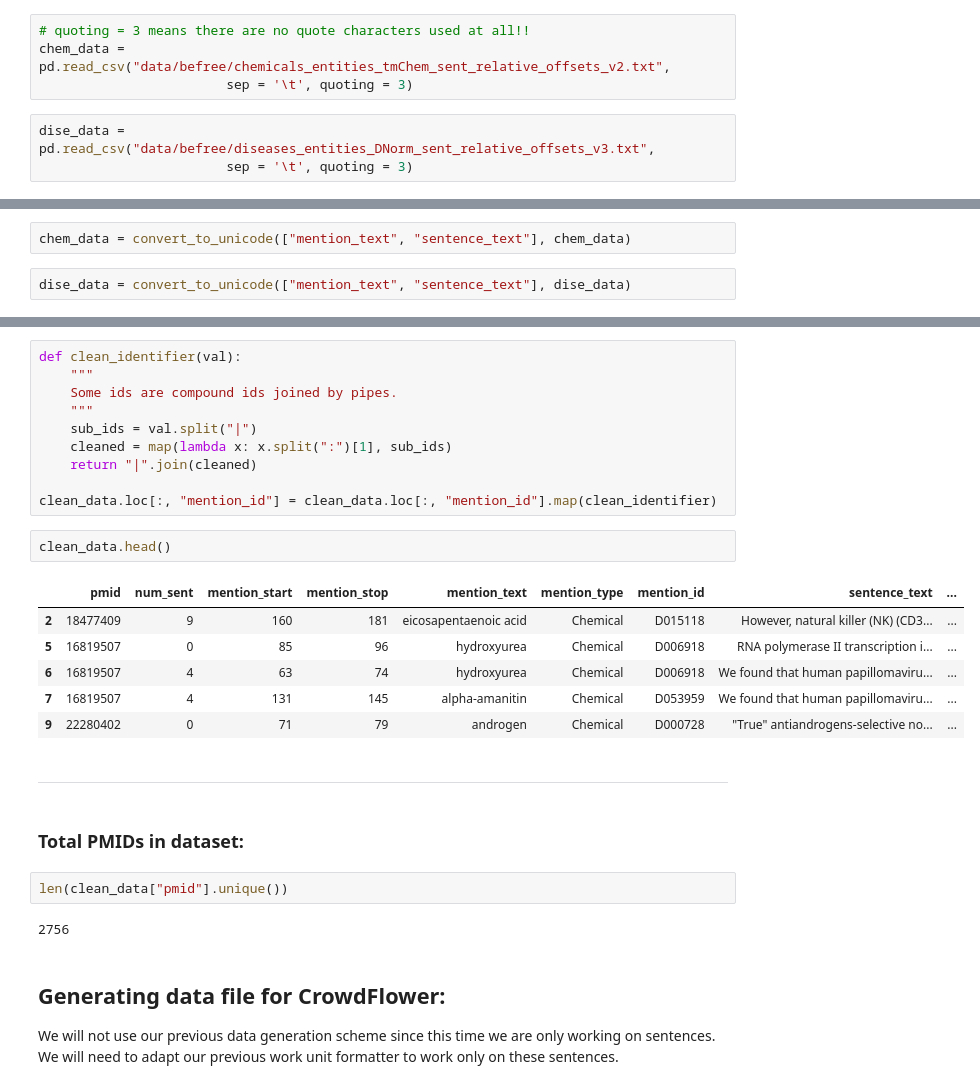
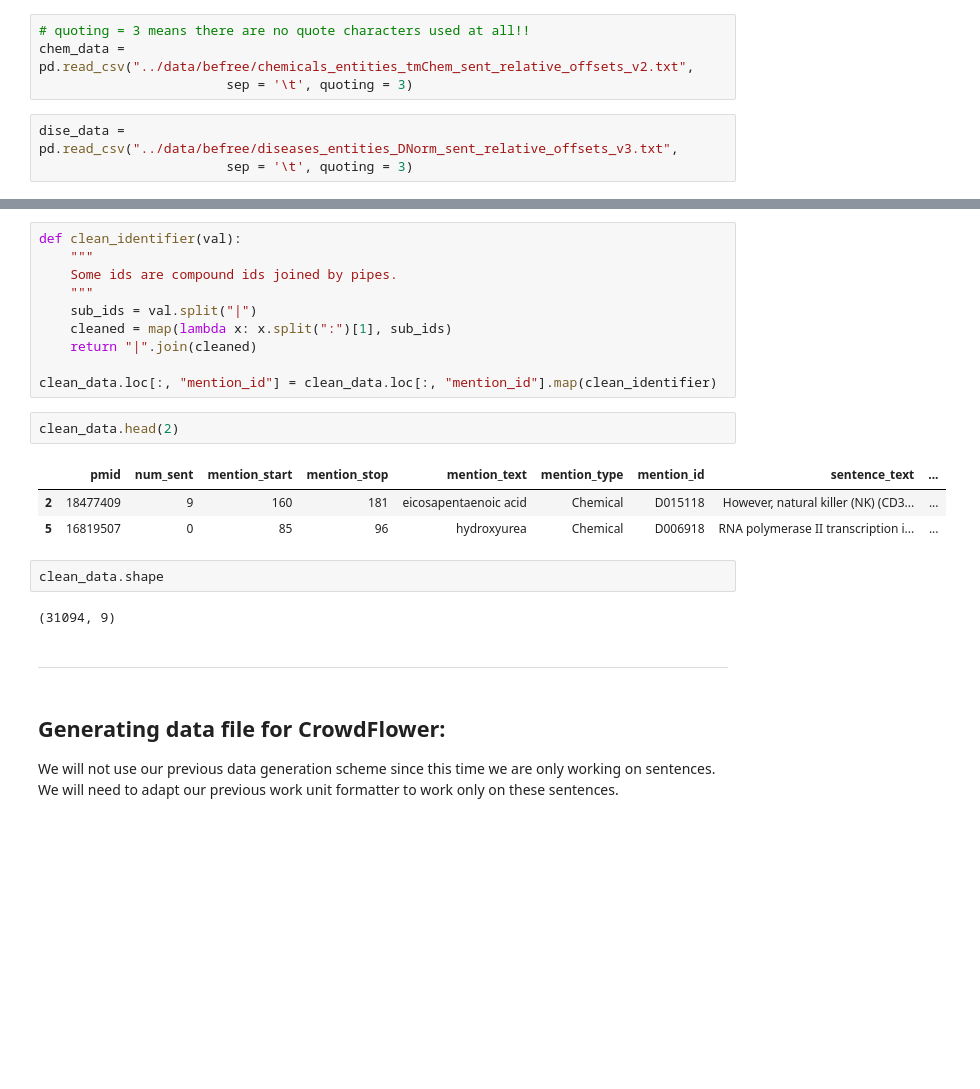
Before and after one commit to SuLab/crowd_cid_relex, a Jupyter notebook: crowd_only/analysis/befree_data_processing.ipynb, the cells around one changed output, grey strips where cells are left out. Drawn from its saved outputs; the diff is of its cells as text; blank space fills up the shorter version.

```diff
--- a/crowd_only/befree_data_processing.ipynb
+++ b/crowd_only/analysis/befree_data_processing.ipynb
@@ -24,10 +27,10 @@ from src.data_model import *
 ### Read the data Alex sent us:
 # %%
 # quoting = 3 means there are no quote characters used at all!!
-chem_data = pd.read_csv("data/befree/chemicals_entities_tmChem_sent_relative_offsets_v2.txt",
+chem_data = pd.read_csv("../data/befree/chemicals_entities_tmChem_sent_relative_offsets_v2.txt",
                         sep = '\t', quoting = 3)
 # %%
-dise_data = pd.read_csv("data/befree/diseases_entities_DNorm_sent_relative_offsets_v3.txt",
+dise_data = pd.read_csv("../data/befree/diseases_entities_DNorm_sent_relative_offsets_v3.txt",
                         sep = '\t', quoting = 3)
 # %%
 chem_data.shape
@@ -66,7 +55,3 @@ def convert_to_unicode(columns, dataframe):
-# %%
-chem_data = convert_to_unicode(["mention_text", "sentence_text"], chem_data)
-# %%
-dise_data = convert_to_unicode(["mention_text", "sentence_text"], dise_data)
 # %% [markdown]
 ### Check that the indicies match:
 # %%
@@ -169,22 +158,17 @@ def clean_identifier(val):
 
 clean_data.loc[:, "mention_id"] = clean_data.loc[:, "mention_id"].map(clean_identifier)
 # %%
-clean_data.head()
+clean_data.head(2)
 # %% [output]
 |  | pmid | num_sent | mention_start | mention_stop | mention_text | mention_type | mention_id | sentence_text | ... |
 | 2 | 18477409 | 9 | 160 | 181 | eicosapentaenoic acid | Chemical | D015118 | However, natural killer (NK) (CD3... | ... |
 | 5 | 16819507 | 0 | 85 | 96 | hydroxyurea | Chemical | D006918 | RNA polymerase II transcription i... | ... |
-| 6 | 16819507 | 4 | 63 | 74 | hydroxyurea | Chemical | D006918 | We found that human papillomaviru... | ... |
-| 7 | 16819507 | 4 | 131 | 145 | alpha-amanitin | Chemical | D053959 | We found that human papillomaviru... | ... |
-| 9 | 22280402 | 0 | 71 | 79 | androgen | Chemical | D000728 | "True" antiandrogens-selective no... | ... |
+# %%
+clean_data.shape
+# %% [output]
+(31094, 9)
 # %% [markdown]
 ---
-# %% [markdown]
-### Total PMIDs in dataset:
-# %%
-len(clean_data["pmid"].unique())
-# %% [output]
-2756
 # %% [markdown]
 ## Generating data file for CrowdFlower:
 
```
Also changed, not shown: parts of 26 cells of this notebook.
